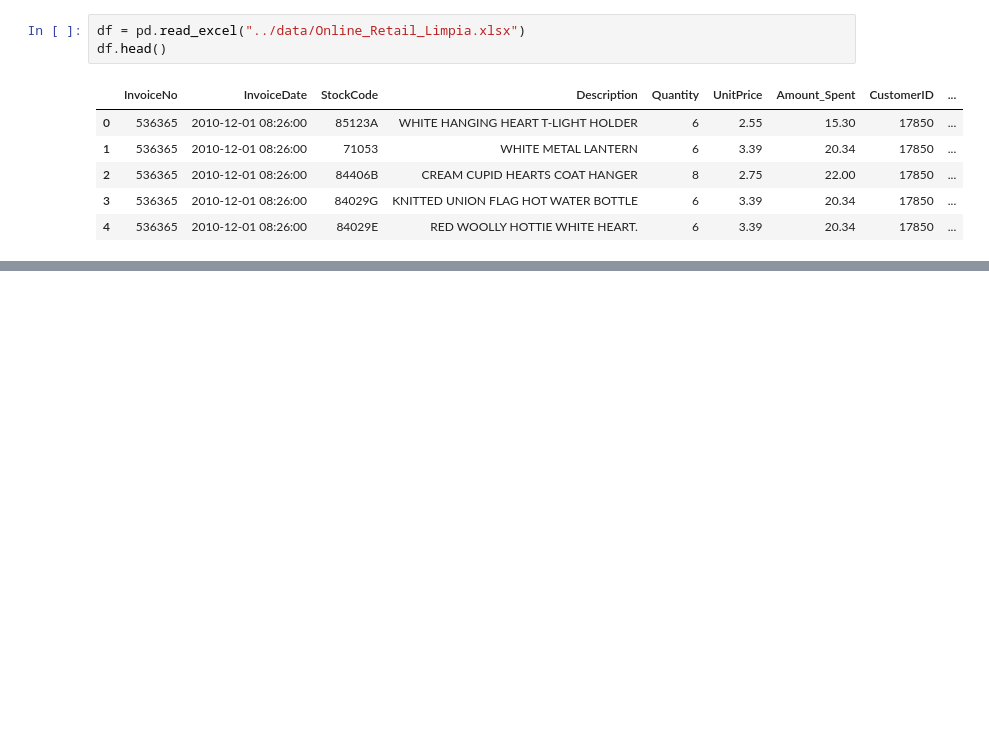
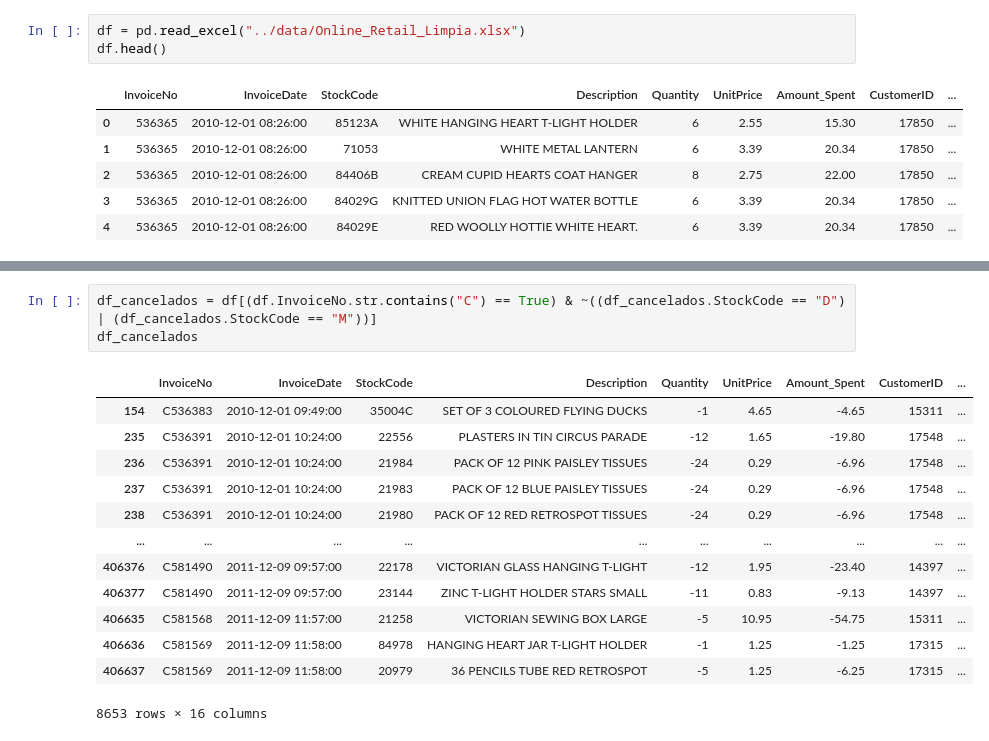
Before and after one commit to cirssax/VisualizacionDatos, a Jupyter notebook: notebooks/P2_EDA.ipynb, the cells around one changed output, grey strips where cells are left out. Cells and saved outputs as stored; diff of their text form; blank space fills up the shorter version.

```diff
--- a/notebooks/P2_EDA.ipynb
+++ b/notebooks/P2_EDA.ipynb
@@ -36,0 +120,17 @@ print("===================================================================")
+# %%
+df_cancelados = df[(df.InvoiceNo.str.contains("C") == True) & ~((df_cancelados.StockCode == "D") | (df_cancelados.StockCode == "M"))]
+df_cancelados
+# %% [output]
+|  | InvoiceNo | InvoiceDate | StockCode | Description | Quantity | UnitPrice | Amount_Spent | CustomerID | ... |
+| 154 | C536383 | 2010-12-01 09:49:00 | 35004C | SET OF 3 COLOURED FLYING DUCKS | -1 | 4.65 | -4.65 | 15311 | ... |
+| 235 | C536391 | 2010-12-01 10:24:00 | 22556 | PLASTERS IN TIN CIRCUS PARADE | -12 | 1.65 | -19.80 | 17548 | ... |
+| 236 | C536391 | 2010-12-01 10:24:00 | 21984 | PACK OF 12 PINK PAISLEY TISSUES | -24 | 0.29 | -6.96 | 17548 | ... |
+| 237 | C536391 | 2010-12-01 10:24:00 | 21983 | PACK OF 12 BLUE PAISLEY TISSUES | -24 | 0.29 | -6.96 | 17548 | ... |
+| 238 | C536391 | 2010-12-01 10:24:00 | 21980 | PACK OF 12 RED RETROSPOT TISSUES | -24 | 0.29 | -6.96 | 17548 | ... |
+| ... | ... | ... | ... | ... | ... | ... | ... | ... | ... |
+| 406376 | C581490 | 2011-12-09 09:57:00 | 22178 | VICTORIAN GLASS HANGING T-LIGHT | -12 | 1.95 | -23.40 | 14397 | ... |
+| 406377 | C581490 | 2011-12-09 09:57:00 | 23144 | ZINC T-LIGHT HOLDER STARS SMALL | -11 | 0.83 | -9.13 | 14397 | ... |
+| 406635 | C581568 | 2011-12-09 11:57:00 | 21258 | VICTORIAN SEWING BOX LARGE | -5 | 10.95 | -54.75 | 15311 | ... |
+| 406636 | C581569 | 2011-12-09 11:58:00 | 84978 | HANGING HEART JAR T-LIGHT HOLDER | -1 | 1.25 | -1.25 | 17315 | ... |
+| 406637 | C581569 | 2011-12-09 11:58:00 | 20979 | 36 PENCILS TUBE RED RETROSPOT | -5 | 1.25 | -6.25 | 17315 | ... |
+8653 rows × 16 columns
```
Also changed, not shown: parts of 7 cells of this notebook.
